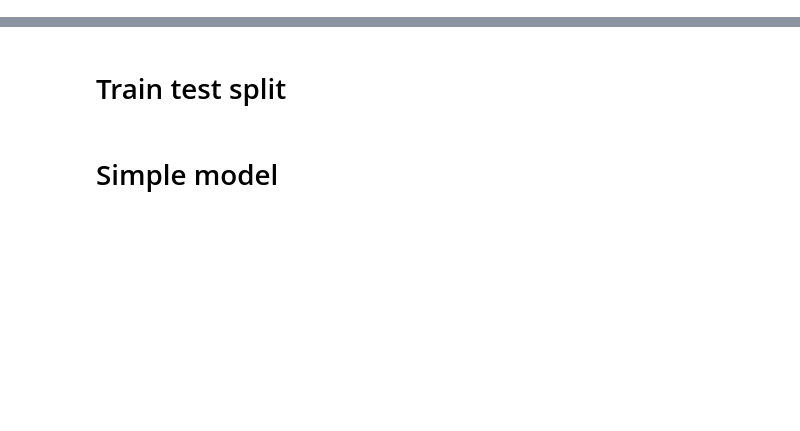
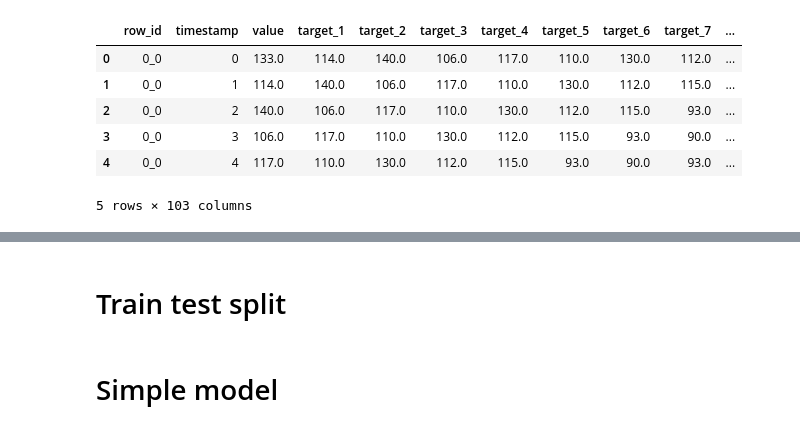
Before and after one commit to grach0v/AI_Masters, a Jupyter notebook: Machine_Learning_2/kaggle_comp_3/model_experiments.ipynb, the cells around one changed output, grey strips where cells are left out. Saved outputs shown, nothing was run; the diff lists cells and outputs as text; code cells hidden in the pictures; blank space fills up the shorter version.

```diff
--- a/Machine_Learning_2/kaggle_comp_3/model_experiments.ipynb
+++ b/Machine_Learning_2/kaggle_comp_3/model_experiments.ipynb
@@ -22,0 +16,3 @@ time_line_df.head()
+# %%
+train_df = train_df.reset_index()[['row_id', 'timestamp', 'Values']].rename(columns={'Values': 'value'})
+train_df.head()
@@ -23,3 +26,24 @@ time_line_df.head()
+# %%
+n_predicted_values = 100
+
+for i in tqdm(range(1, n_predicted_values + 1)):
+    target_df = train_df[['row_id', 'timestamp', 'value']]\
+        .copy()\
+        .rename(columns={'value': f'target_{i}'})
+
+    target_df['timestamp'] -= i
+
+    train_df = train_df.merge(target_df, on=['row_id', 'timestamp'])
+
+train_df.head()
+# %% [output]
+|  | row_id | timestamp | value | target_1 | target_2 | target_3 | target_4 | target_5 | target_6 | target_7 | ... |
+| 0 | 0_0 | 0 | 133.0 | 114.0 | 140.0 | 106.0 | 117.0 | 110.0 | 130.0 | 112.0 | ... |
+| 1 | 0_0 | 1 | 114.0 | 140.0 | 106.0 | 117.0 | 110.0 | 130.0 | 112.0 | 115.0 | ... |
+| 2 | 0_0 | 2 | 140.0 | 106.0 | 117.0 | 110.0 | 130.0 | 112.0 | 115.0 | 93.0 | ... |
+| 3 | 0_0 | 3 | 106.0 | 117.0 | 110.0 | 130.0 | 112.0 | 115.0 | 93.0 | 90.0 | ... |
+| 4 | 0_0 | 4 | 117.0 | 110.0 | 130.0 | 112.0 | 115.0 | 93.0 | 90.0 | 93.0 | ... |
+5 rows × 103 columns
 # %%
 day_period = 288
 week_period = 288 * 7
```
Also changed, not shown: parts of 13 cells of this notebook, 59 other files.
